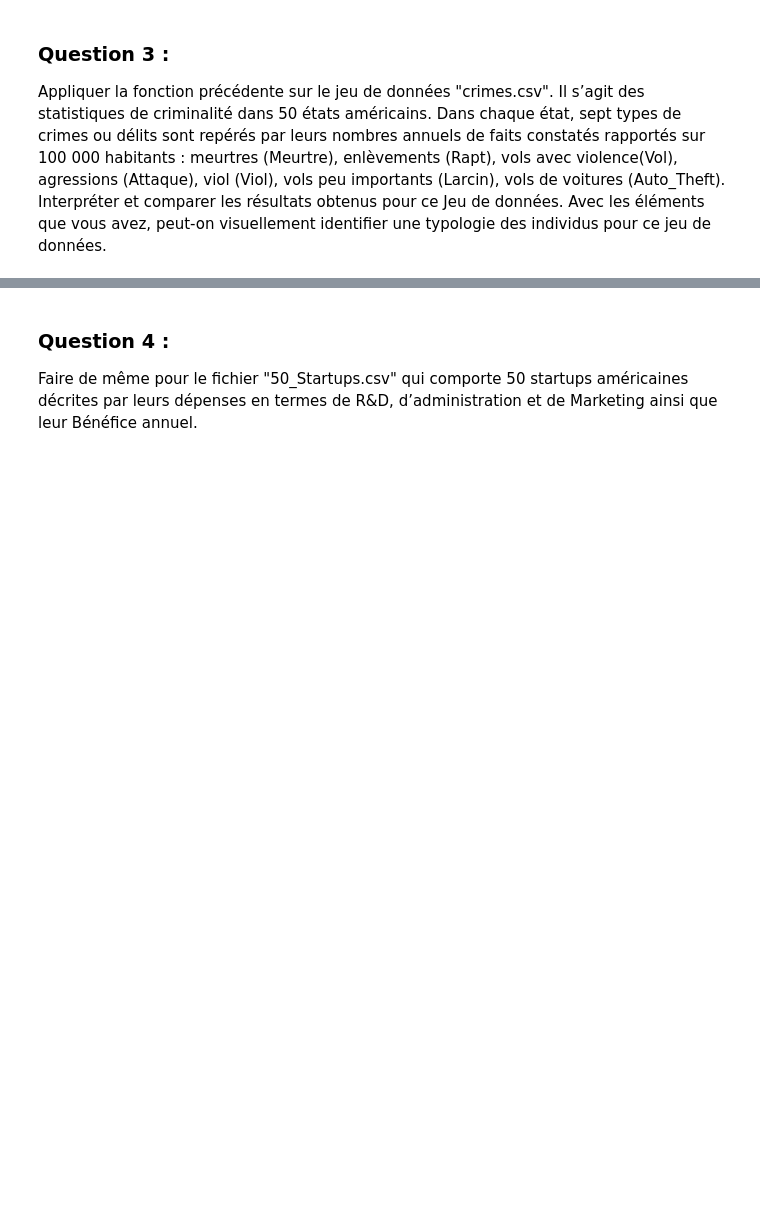
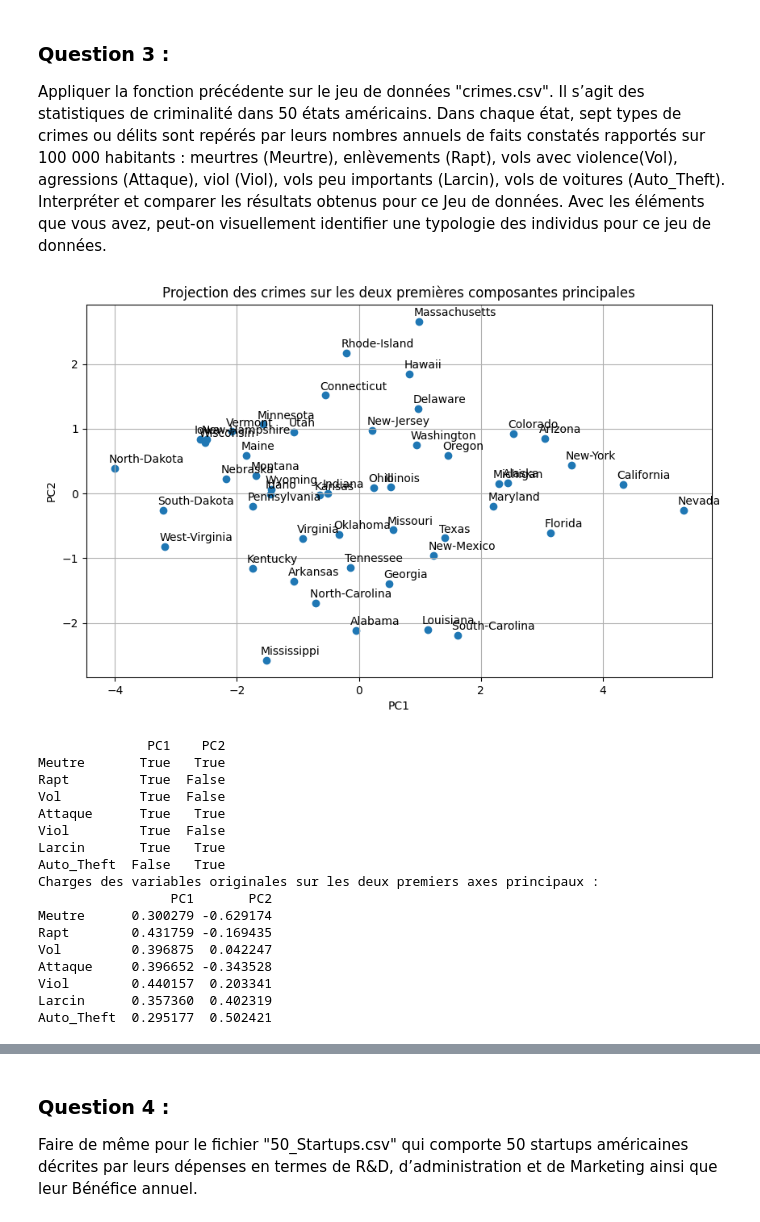
Before and after one commit to Locolm/ADM_TP2, a Jupyter notebook: TP_ACP_A_rendre_LAURENT_Clement_RANDRIANTSOA_Matthieu.ipynb, the cells around one changed output, grey strips where cells are left out. Cells and saved outputs as stored; diff of their text form; code cells hidden in the pictures; blank space fills up the shorter version.

```diff
--- a/TP_ACP_A_rendre_LAURENT_Clement_RANDRIANTSOA_Matthieu.ipynb
+++ b/TP_ACP_A_rendre_LAURENT_Clement_RANDRIANTSOA_Matthieu.ipynb
@@ -98,3 +221,26 @@ annuels de faits constatés rapportés sur 100 000 habitants : meurtres (Meurtre
 avec violence(Vol), agressions (Attaque), viol (Viol), vols peu importants (Larcin), vols de voitures
 (Auto_Theft). Interpréter et comparer les résultats obtenus pour ce Jeu de données. Avec les éléments que
 vous avez, peut-on visuellement identifier une typologie des individus pour ce jeu de données.
+# %%
+(1/np.sqrt(8)) #0.35 => on prend 0.3
+
+data_crimes = apply_PCA('./crimes.csv',0.3)
+# %% [output]
+[figure, added]
+              PC1    PC2
+Meutre       True   True
+Rapt         True  False
+Vol          True  False
+Attaque      True   True
+Viol         True  False
+Larcin       True   True
+Auto_Theft  False   True
+Charges des variables originales sur les deux premiers axes principaux :
+                 PC1       PC2
+Meutre      0.300279 -0.629174
+Rapt        0.431759 -0.169435
+Vol         0.396875  0.042247
+Attaque     0.396652 -0.343528
+Viol        0.440157  0.203341
+Larcin      0.357360  0.402319
+Auto_Theft  0.295177  0.502421
```
Also changed, not shown: parts of 14 cells of this notebook, 1 other file.
